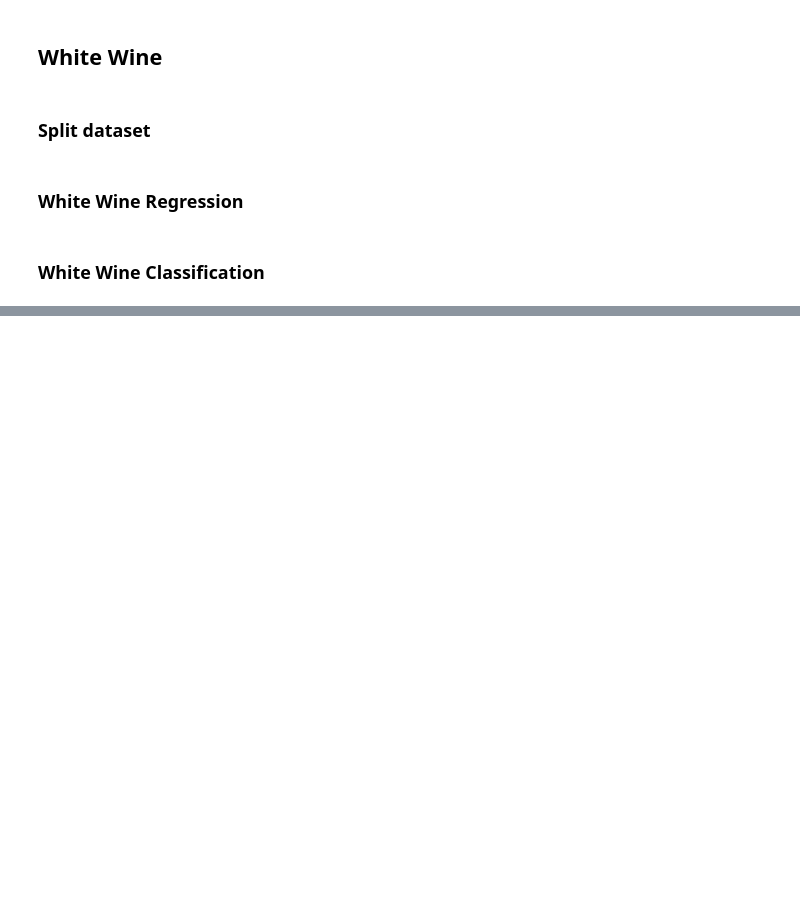
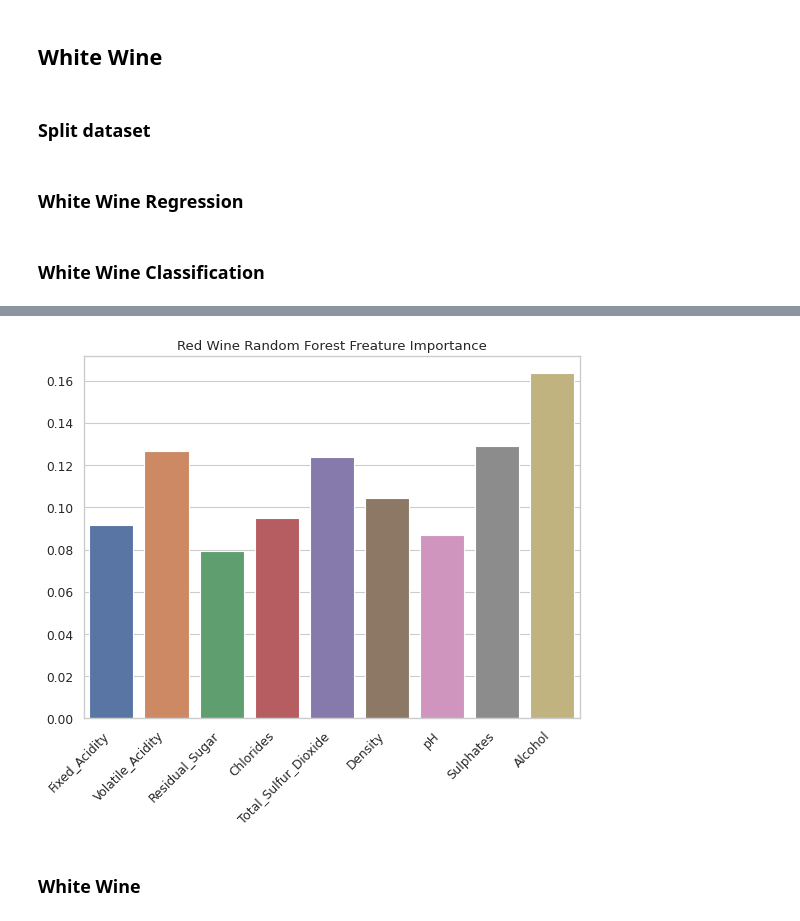
Before and after one commit to timc823/IST347, a Jupyter notebook: Project/Project.ipynb, the cells around one changed output, grey strips where cells are left out. Saved outputs shown, nothing was run; the diff lists cells and outputs as text; code cells hidden in the pictures; blank space fills up the shorter version.

```diff
--- a/Project/Project.ipynb
+++ b/Project/Project.ipynb
@@ -594,0 +753,7 @@ array([0.08313356, 0.10544292, 0.09054282, 0.09181472, 0.1038028 ,
+# %%
+# Red Random Forest
+barplot(red_X.columns, red_rf_imp, 45, 'Red Wine Random Forest Freature Importance')
+# %% [output]
+[figure, added]
+# %% [markdown]
+### White Wine
```
Also changed, not shown: parts of 40 cells of this notebook.
